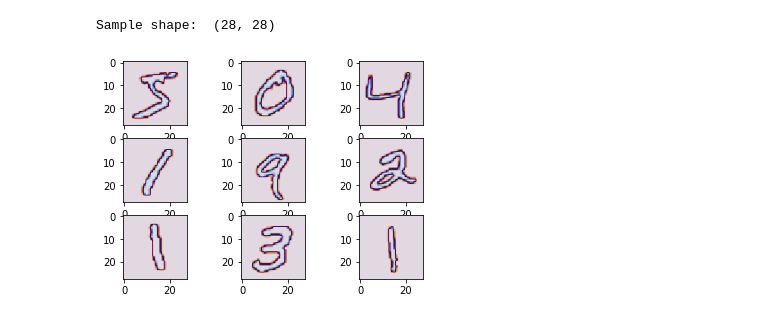
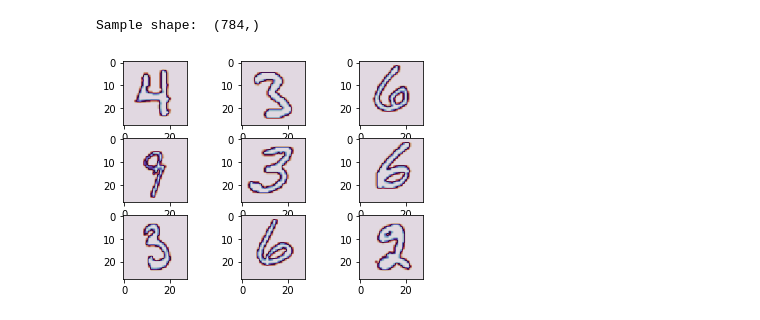
Before and after one commit to AdamKaniasty/KaggleCompetitions, a Jupyter notebook: Digit_Recognizer/digit_detector.ipynb, the cells around one changed output. Cells and saved outputs as stored; diff of their text form; code cells hidden in the pictures.

```diff
--- a/Digit_Recognizer/digit_detector.ipynb
+++ b/Digit_Recognizer/digit_detector.ipynb
@@ -6,0 +8,8 @@ import pandas as pd
+# %%
+data = pd.read_csv("Data/train.csv")
+target = pd.read_csv("Data/test.csv")
+train,test = train_test_split(data,test_size = 0.2,random_state=2137)
+y_train = train["label"]
+X_train = train.drop("label",axis=1)
+y_test = test["label"]
+X_test = test.drop("label",axis=1)
@@ -7,20 +21,18 @@ import pandas as pd
 # %%
-(X_train, y_train), (X_test, y_test) = mnist.load_data()
-
 X_train = np.array(X_train)/255
 y_train = np.array(y_train)
 X_test = np.array(X_test)/255
 y_test = np.array(y_test)
-
+target = np.array(target)/255
 print("Sample shape: ",X_train[0].shape)
 
 for i in range(0,9):
     plt.subplot(3,3,1 + i)
-    plt.imshow(X_train[i], cmap=plt.get_cmap('twilight_r'))
+    plt.imshow(X_train[i].reshape((28,28)), cmap=plt.get_cmap('twilight_r'))
 plt.show()
 # %% [output]
-Sample shape:  (28, 28)
+Sample shape:  (784,)
-[figure, old version]
+[figure, new version]
 # %%
 from tensorflow import keras
 from keras.layers import Input,Dense,Dropout,Flatten
```
Also changed, not shown: parts of 7 cells of this notebook, 9 other files.
